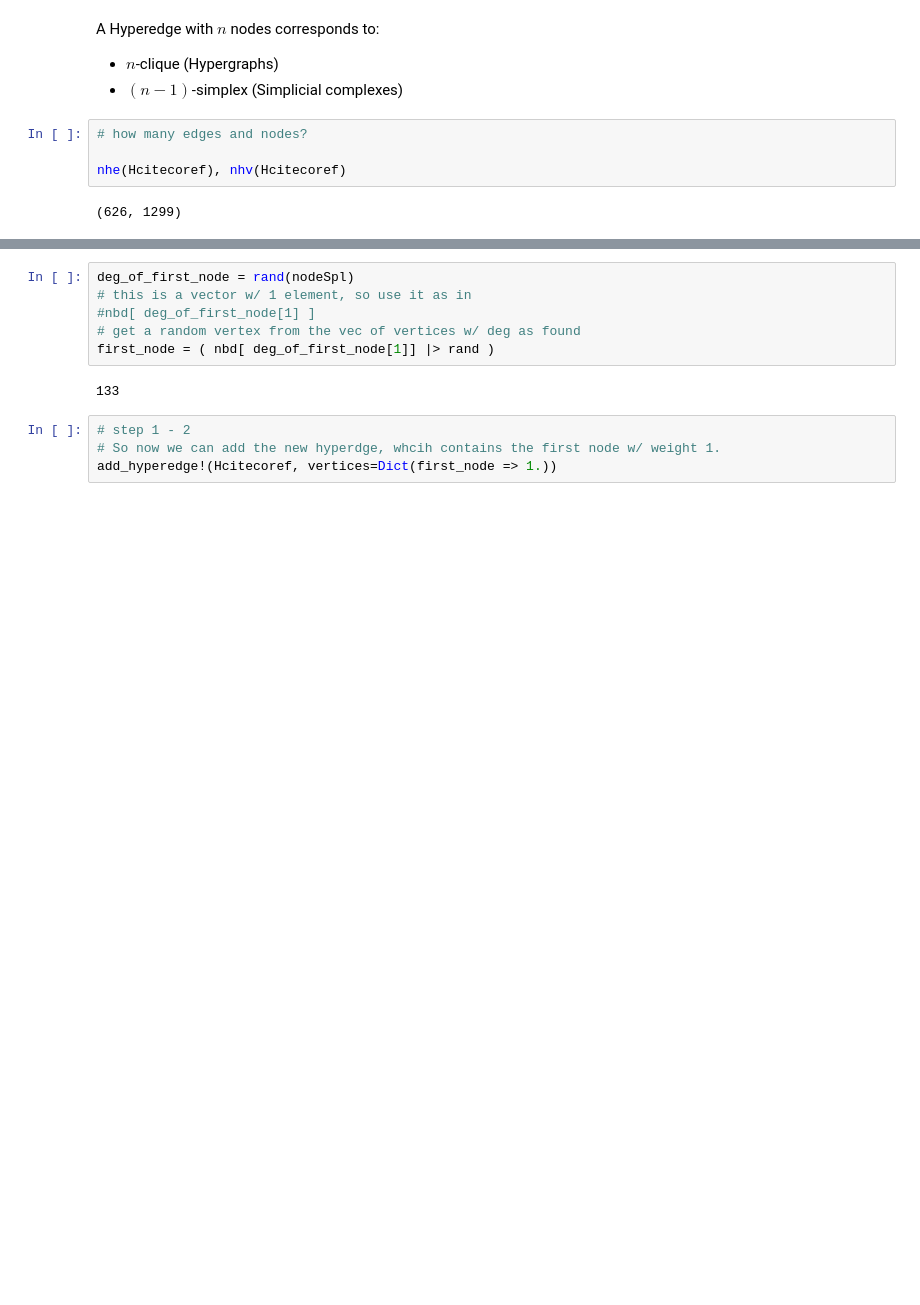
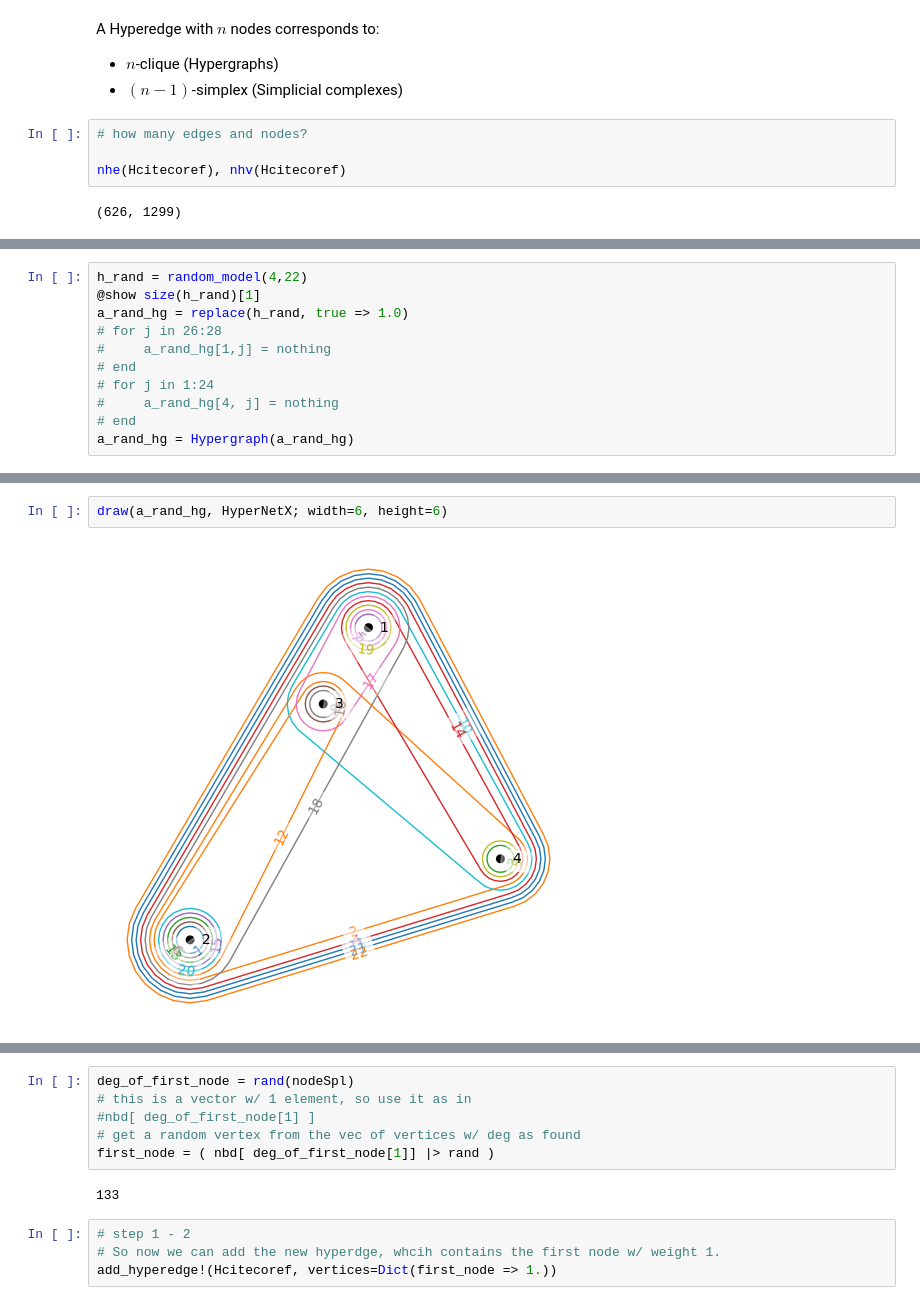
Before and after one commit to dimsinel/graphs, a Jupyter notebook: notebooks/HPRA_SimpleHypergraphs.ipynb, the cells around one changed output, grey strips where cells are left out. Cells and saved outputs as stored; diff of their text form; blank space fills up the shorter version.

```diff
--- a/notebooks/HPRA_SimpleHypergraphs.ipynb
+++ b/notebooks/HPRA_SimpleHypergraphs.ipynb
@@ -732,0 +857,11 @@ size(Hcitecoref)
+# %%
+h_rand = random_model(4,22)
+@show size(h_rand)[1]
+a_rand_hg = replace(h_rand, true => 1.0)
+# for j in 26:28
+#     a_rand_hg[1,j] = nothing
+# end
+# for j in 1:24
+#     a_rand_hg[4, j] = nothing
+# end
+a_rand_hg = Hypergraph(a_rand_hg)
@@ -732,0 +883,4 @@ size(Hcitecoref)
+# %%
+draw(a_rand_hg, HyperNetX; width=6, height=6)
+# %% [output]
+[figure, added]
```
Also changed, not shown: parts of 62 cells of this notebook, 7 other files.
